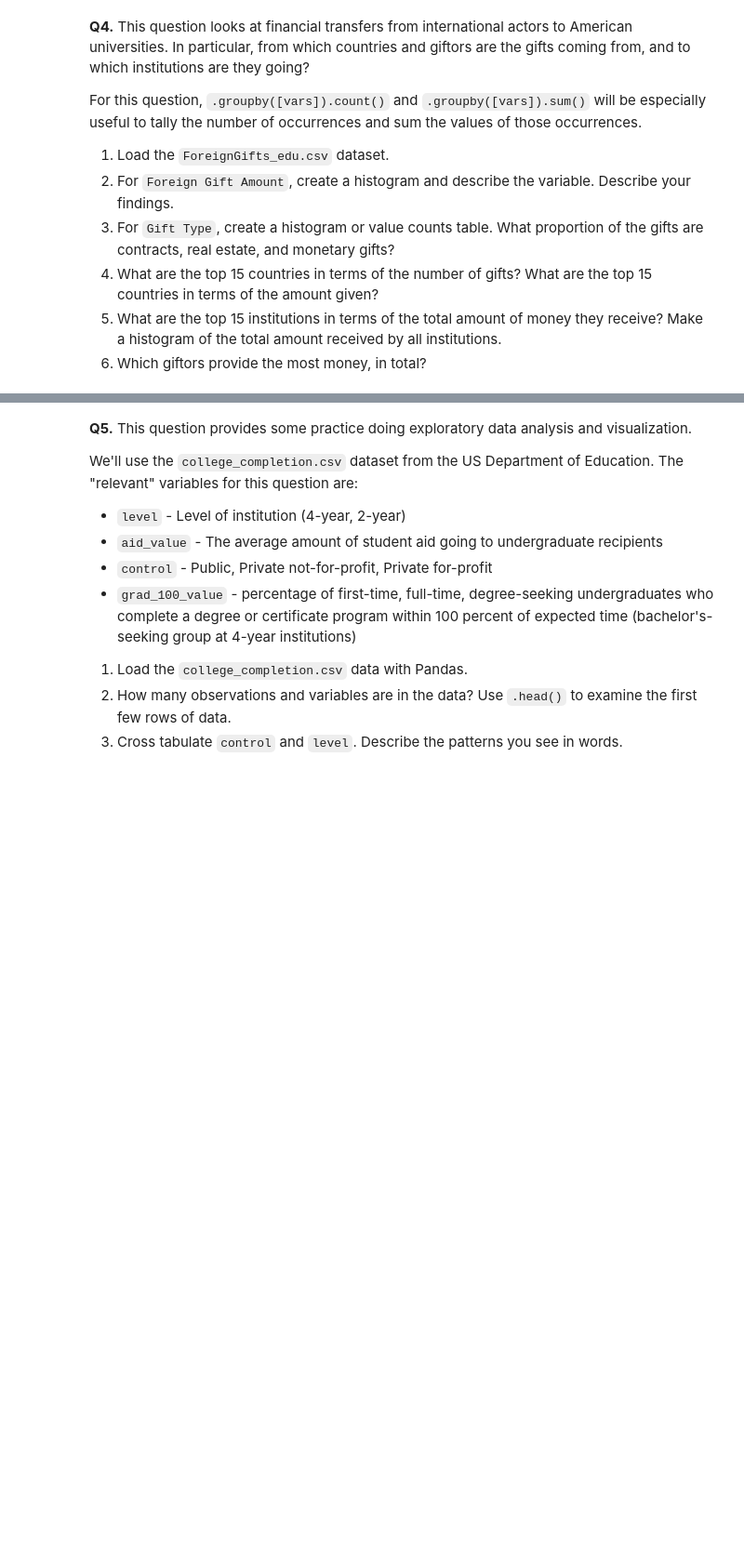
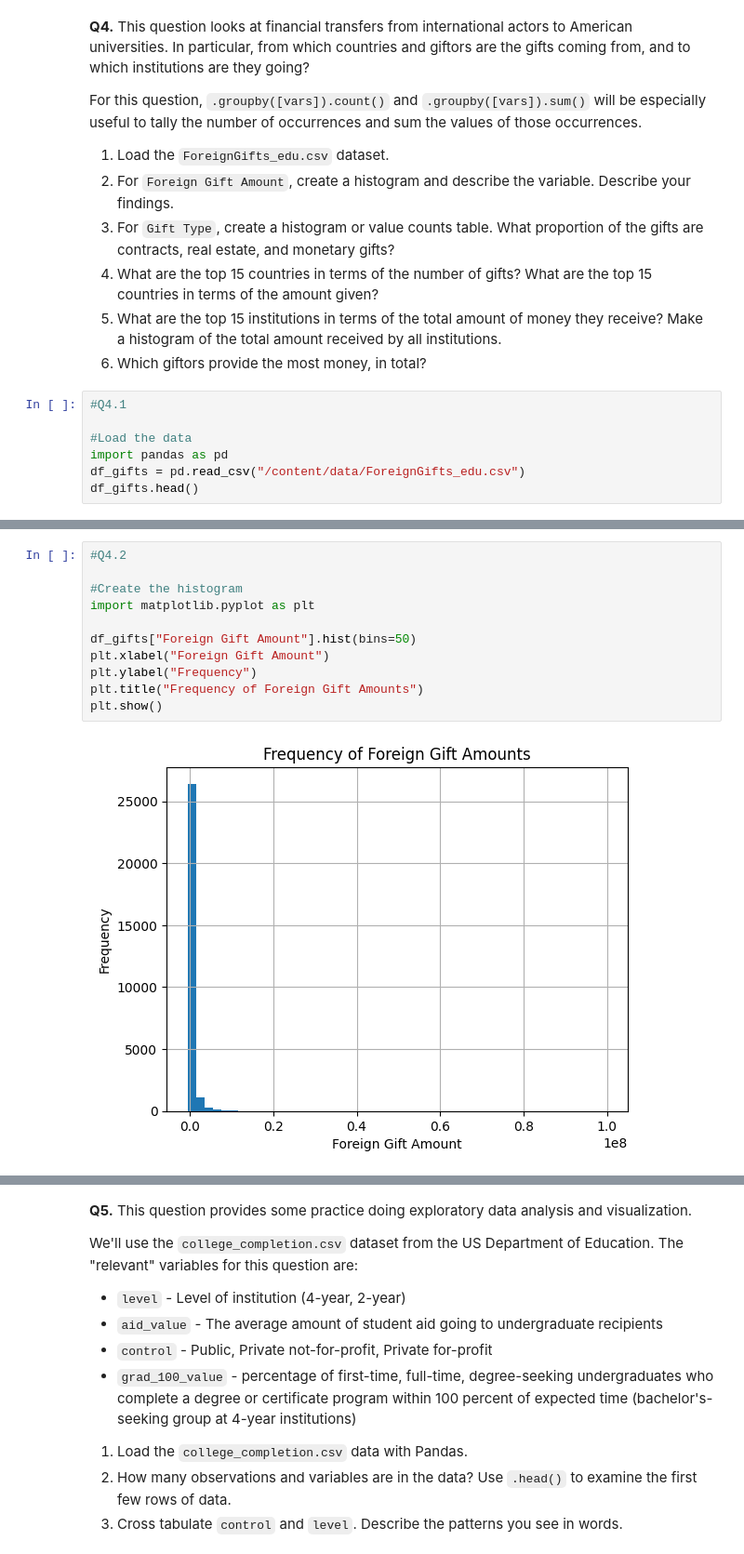
Before and after one commit to namithatholasi/undergrad_ml_assignments, a Jupyter notebook: 01_assignment_wrangling_and_eda.ipynb, the cells around one changed output, grey strips where cells are left out. Shown at 93% size. Cells and saved outputs as stored; diff of their text form; blank space fills up the shorter version.

```diff
--- a/01_assignment_wrangling_and_eda.ipynb
+++ b/01_assignment_wrangling_and_eda.ipynb
@@ -359,3 +359,10 @@ For this question, `.groupby([vars]).count()` and `.groupby([vars]).sum()` will
 4. What are the top 15 countries in terms of the number of gifts? What are the top 15 countries in terms of the amount given?
 5. What are the top 15 institutions in terms of the total amount of money they receive? Make a histogram of the total amount received by all institutions.
 6. Which giftors provide the most money, in total?
+# %%
+#Q4.1
+
+#Load the data
+import pandas as pd
+df_gifts = pd.read_csv("/content/data/ForeignGifts_edu.csv")
+df_gifts.head()
@@ -361,0 +383,13 @@ For this question, `.groupby([vars]).count()` and `.groupby([vars]).sum()` will
+# %%
+#Q4.2
+
+#Create the histogram
+import matplotlib.pyplot as plt
+
+df_gifts["Foreign Gift Amount"].hist(bins=50)
+plt.xlabel("Foreign Gift Amount")
+plt.ylabel("Frequency")
+plt.title("Frequency of Foreign Gift Amounts")
+plt.show()
+# %% [output]
+[figure, added]
```
Also changed, not shown: parts of 14 cells of this notebook.
